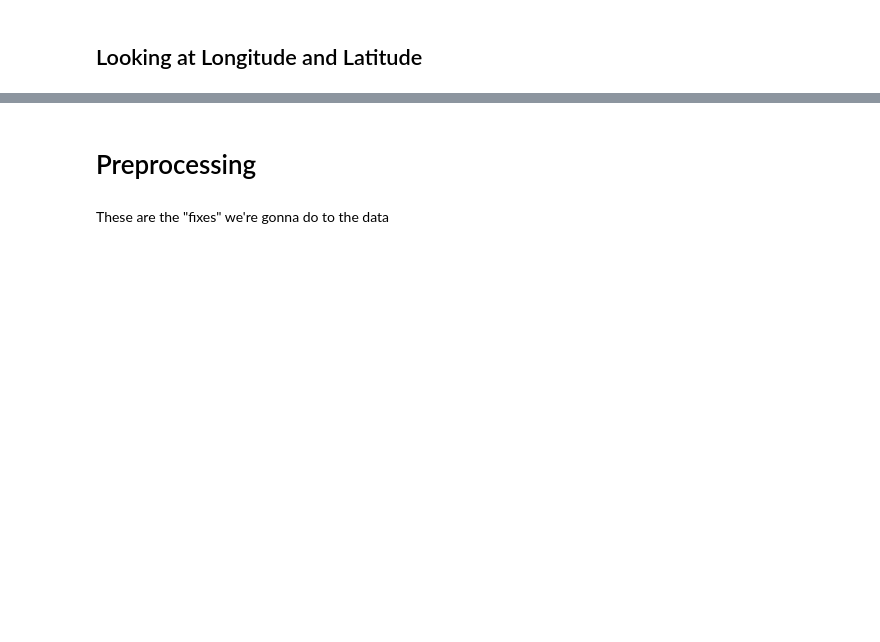
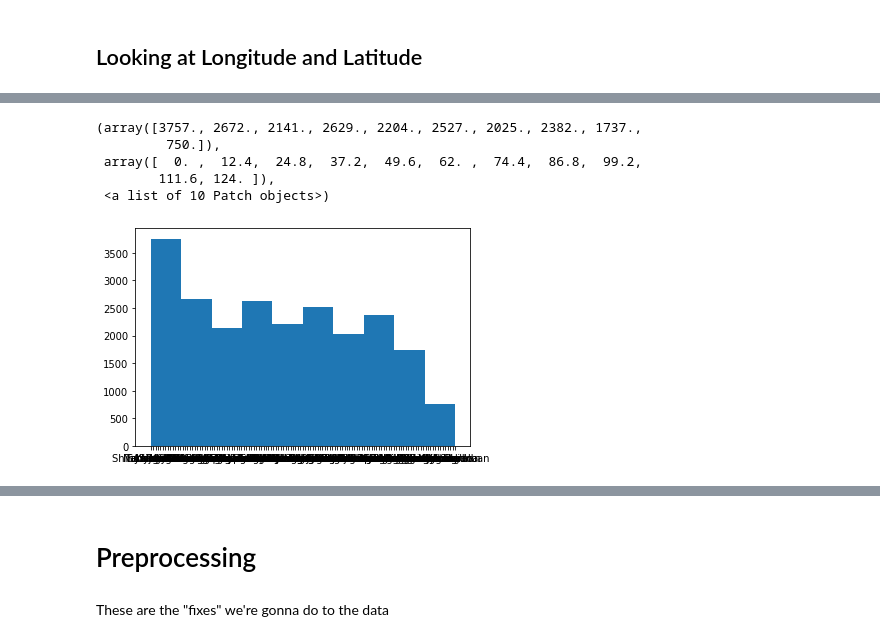
Before and after one commit to stevenkyle2013/Water-Well-Classifier, a Jupyter notebook: Main-Notebook.ipynb, the cells around one changed output, grey strips where cells are left out. Drawn from its saved outputs; the diff is of its cells as text; code cells hidden in the pictures; blank space fills up the shorter version.

```diff
--- a/Main-Notebook.ipynb
+++ b/Main-Notebook.ipynb
@@ -421,0 +657,9 @@ Lets do a scatter matrix with labels to see if we can make a psudo map
+# %%
+plt.hist(nonfunctional_group_df['lga'])
+# %% [output]
+(array([3757., 2672., 2141., 2629., 2204., 2527., 2025., 2382., 1737.,
+         750.]),
+ array([  0. ,  12.4,  24.8,  37.2,  49.6,  62. ,  74.4,  86.8,  99.2,
+        111.6, 124. ]),
+ <a list of 10 Patch objects>)
+[figure, added]
```
Also changed, not shown: parts of 54 cells of this notebook.
